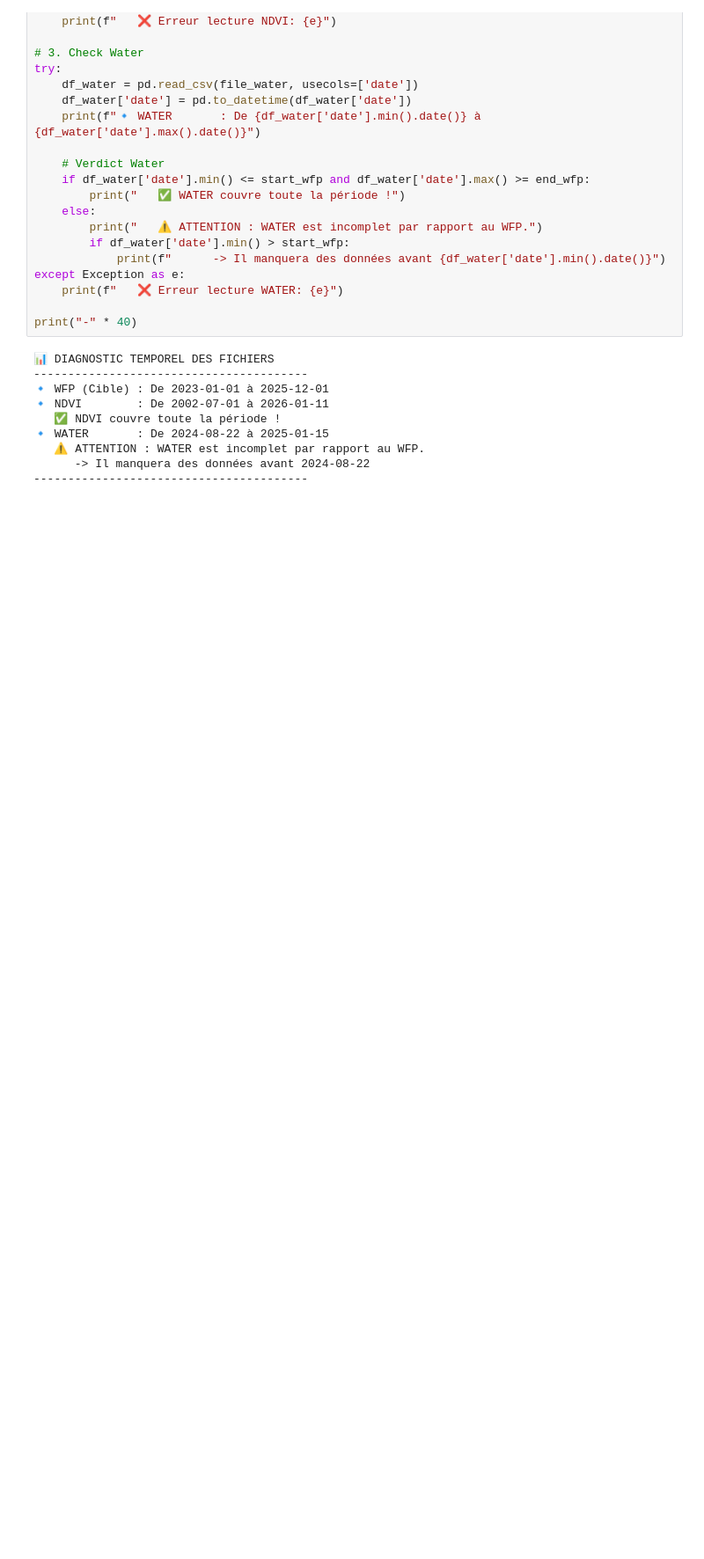
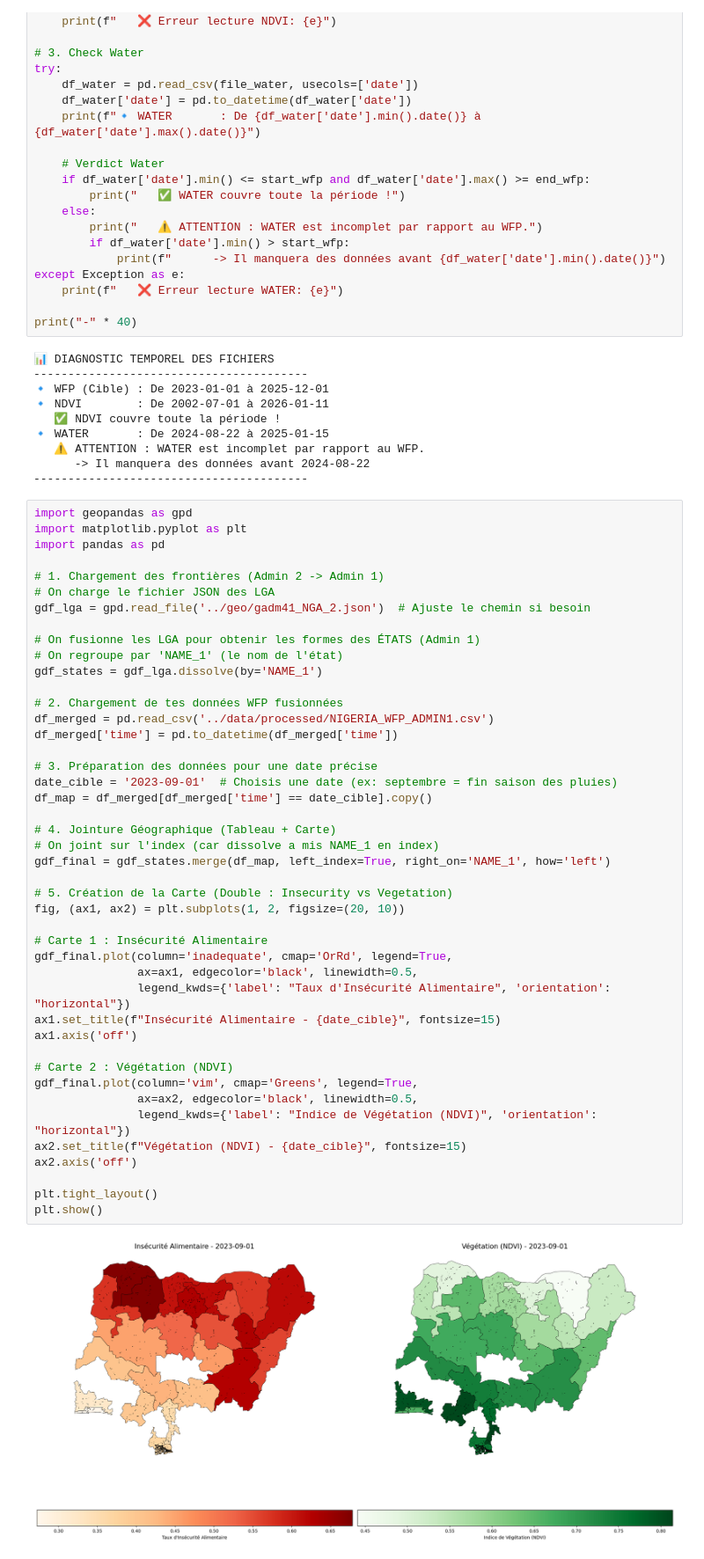
Before and after one commit to tnourlyn/Projet-de-Statapp---WFP-, a Jupyter notebook: notebooks/wfp_admin1_valou.ipynb, the cells around one changed output. Shown at 88% size. Cells and saved outputs as stored; diff of their text form; blank space fills up the shorter version.

```diff
--- a/notebooks/wfp_admin1_valou.ipynb
+++ b/notebooks/wfp_admin1_valou.ipynb
@@ -296,3 +296,49 @@ print("-" * 40)
    ⚠️ ATTENTION : WATER est incomplet par rapport au WFP.
       -> Il manquera des données avant 2024-08-22
 ----------------------------------------
+# %%
+import geopandas as gpd
+import matplotlib.pyplot as plt
+import pandas as pd
+
+# 1. Chargement des frontières (Admin 2 -> Admin 1)
+# On charge le fichier JSON des LGA
+gdf_lga = gpd.read_file('../geo/gadm41_NGA_2.json')  # Ajuste le chemin si besoin
+
+# On fusionne les LGA pour obtenir les formes des ÉTATS (Admin 1)
+# On regroupe par 'NAME_1' (le nom de l'état)
+gdf_states = gdf_lga.dissolve(by='NAME_1')
+
+# 2. Chargement de tes données WFP fusionnées
+df_merged = pd.read_csv('../data/processed/NIGERIA_WFP_ADMIN1.csv')
+df_merged['time'] = pd.to_datetime(df_merged['time'])
+
+# 3. Préparation des données pour une date précise
+date_cible = '2023-09-01'  # Choisis une date (ex: septembre = fin saison des pluies)
+df_map = df_merged[df_merged['time'] == date_cible].copy()
+
+# 4. Jointure Géographique (Tableau + Carte)
+# On joint sur l'index (car dissolve a mis NAME_1 en index)
+gdf_final = gdf_states.merge(df_map, left_index=True, right_on='NAME_1', how='left')
+
+# 5. Création de la Carte (Double : Insecurity vs Vegetation)
+fig, (ax1, ax2) = plt.subplots(1, 2, figsize=(20, 10))
+
+# Carte 1 : Insécurité Alimentaire
+gdf_final.plot(column='inadequate', cmap='OrRd', legend=True,
+               ax=ax1, edgecolor='black', linewidth=0.5,
+               legend_kwds={'label': "Taux d'Insécurité Alimentaire", 'orientation': "horizontal"})
+ax1.set_title(f"Insécurité Alimentaire - {date_cible}", fontsize=15)
+ax1.axis('off')
+
+# Carte 2 : Végétation (NDVI)
+gdf_final.plot(column='vim', cmap='Greens', legend=True,
+               ax=ax2, edgecolor='black', linewidth=0.5,
+               legend_kwds={'label': "Indice de Végétation (NDVI)", 'orientation': "horizontal"})
+ax2.set_title(f"Végétation (NDVI) - {date_cible}", fontsize=15)
+ax2.axis('off')
+
+plt.tight_layout()
+plt.show()
+# %% [output]
+[figure, added]
```
Also changed, not shown: parts of 2 cells of this notebook, 1 other file.
